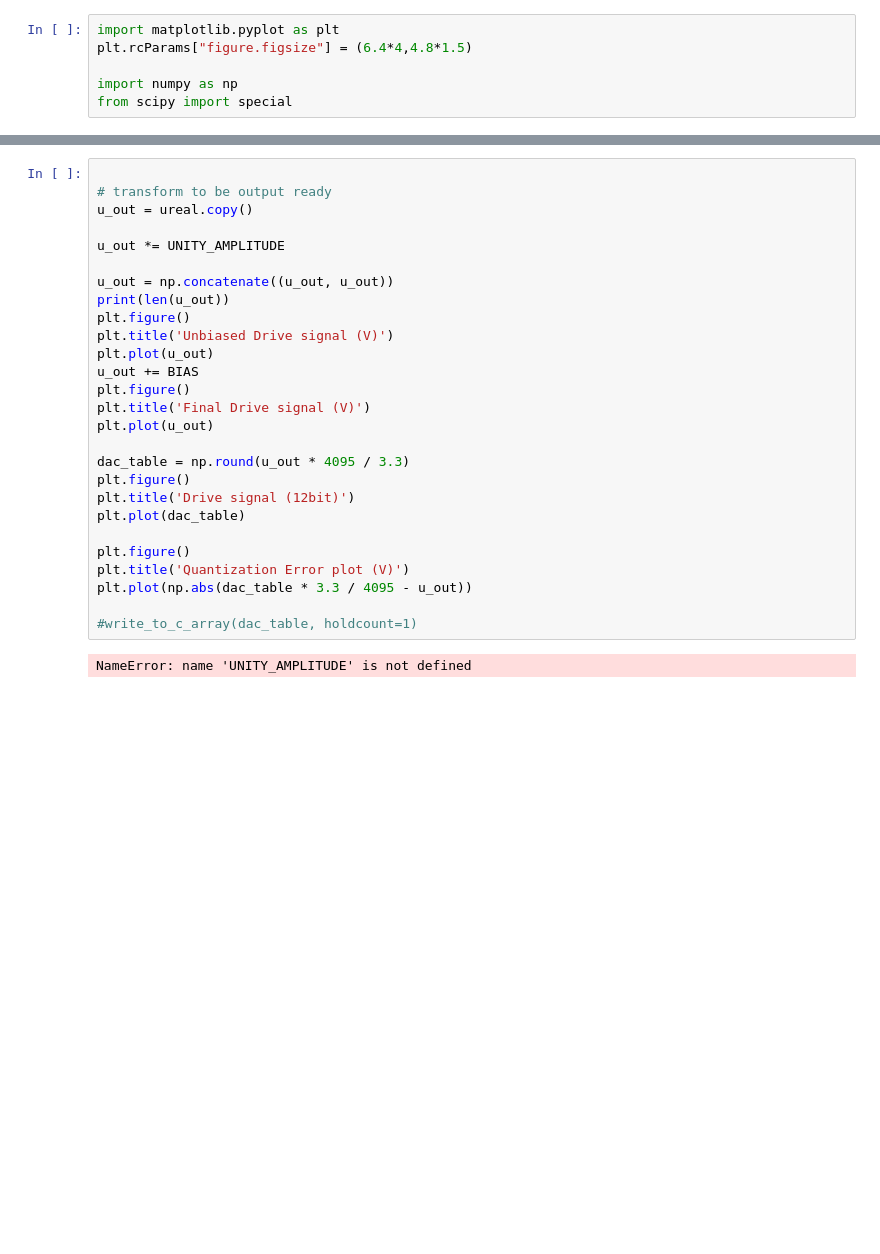
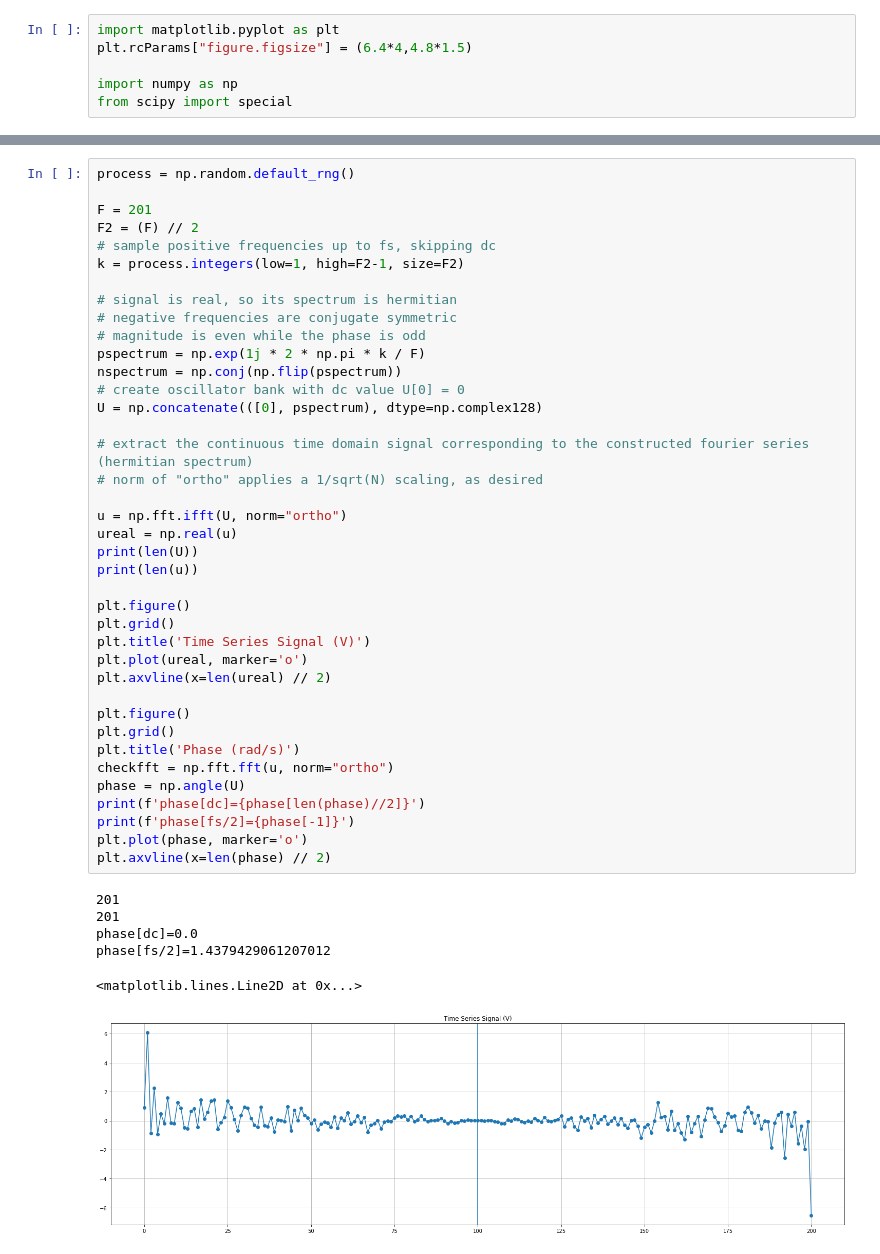
Before and after one commit to mahdiolfat/dsp, a Jupyter notebook: excited3.ipynb, the cells around one changed output, grey strips where cells are left out. Saved outputs shown, nothing was run; the diff lists cells and outputs as text; blank space fills up the shorter version.

```diff
--- a/excited3.ipynb
+++ b/excited3.ipynb
@@ -235,29 +7,46 @@ phase[fs/2]=-0.34768614348029403
-# %%
-
-# transform to be output ready
-u_out = ureal.copy()
-
-u_out *= UNITY_AMPLITUDE
-
-u_out = np.concatenate((u_out, u_out))
-print(len(u_out))
-plt.figure()
-plt.title('Unbiased Drive signal (V)')
-plt.plot(u_out)
-u_out += BIAS
-plt.figure()
-plt.title('Final Drive signal (V)')
-plt.plot(u_out)
-
-dac_table = np.round(u_out * 4095 / 3.3)
-plt.figure()
-plt.title('Drive signal (12bit)')
-plt.plot(dac_table)
-
-plt.figure()
-plt.title('Quantization Error plot (V)')
-plt.plot(np.abs(dac_table * 3.3 / 4095 - u_out))
-
-#write_to_c_array(dac_table, holdcount=1)
-# %% [output]
-NameError: name 'UNITY_AMPLITUDE' is not defined
+# %%
+process = np.random.default_rng()
+
+F = 201
+F2 = (F) // 2
+# sample positive frequencies up to fs, skipping dc
+k = process.integers(low=1, high=F2-1, size=F2)
+
+# signal is real, so its spectrum is hermitian
+# negative frequencies are conjugate symmetric
+# magnitude is even while the phase is odd
+pspectrum = np.exp(1j * 2 * np.pi * k / F)
+nspectrum = np.conj(np.flip(pspectrum))
+# create oscillator bank with dc value U[0] = 0
+U = np.concatenate(([0], pspectrum), dtype=np.complex128)
+
+# extract the continuous time domain signal corresponding to the constructed fourier series (hermitian spectrum)
+# norm of "ortho" applies a 1/sqrt(N) scaling, as desired
+
+u = np.fft.ifft(U, norm="ortho")
+ureal = np.real(u)
+print(len(U))
+print(len(u))
+
+plt.figure()
+plt.grid()
+plt.title('Time Series Signal (V)')
+plt.plot(ureal, marker='o')
+plt.axvline(x=len(ureal) // 2)
+
+plt.figure()
+plt.grid()
+plt.title('Phase (rad/s)')
+checkfft = np.fft.fft(u, norm="ortho")
+phase = np.angle(U)
+print(f'phase[dc]={phase[len(phase)//2]}')
+print(f'phase[fs/2]={phase[-1]}')
+plt.plot(phase, marker='o')
+plt.axvline(x=len(phase) // 2)
+# %% [output]
+201
+201
+phase[dc]=0.0
+phase[fs/2]=1.4379429061207012
+<matplotlib.lines.Line2D at 0x...>
+[figure, added]
```
Also changed, not shown: parts of 8 cells of this notebook, 11 other files.
